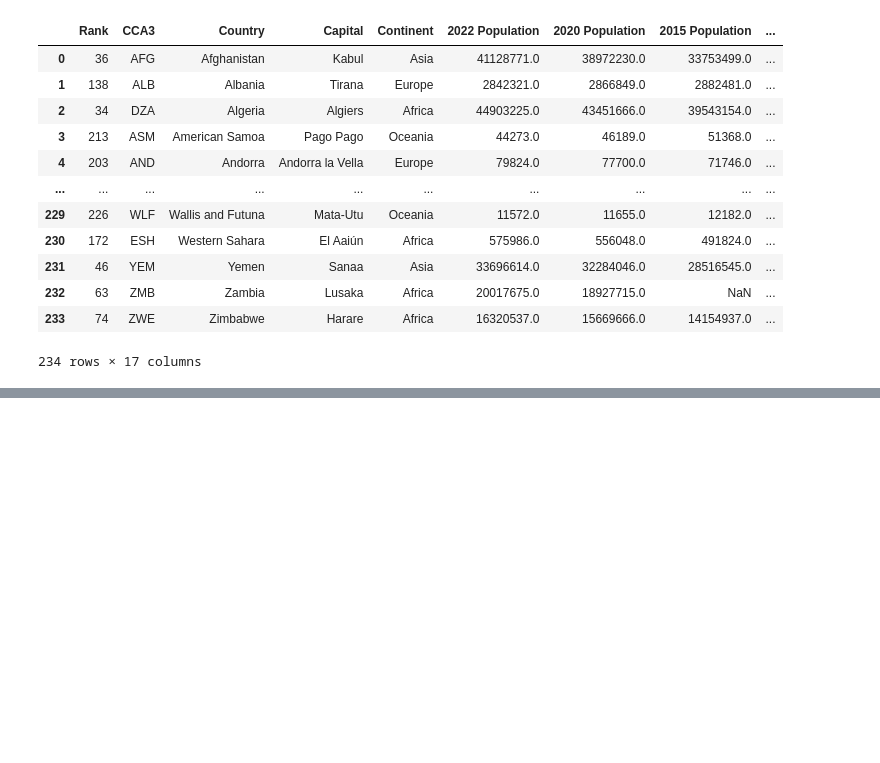
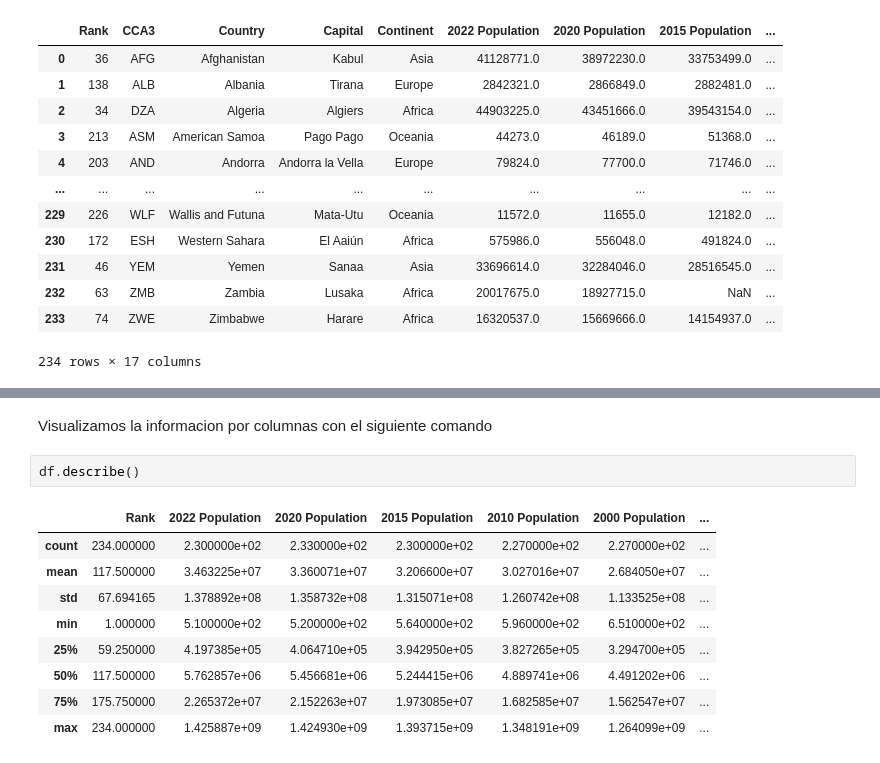
Before and after one commit to andreavazquezt/ProyectoIntegrador, a Jupyter notebook: ExploratoryDataAnalysis.ipynb, the cells around one changed output, grey strips where cells are left out. Saved outputs shown, nothing was run; the diff lists cells and outputs as text; blank space fills up the shorter version.

```diff
--- a/ExploratoryDataAnalysis.ipynb
+++ b/ExploratoryDataAnalysis.ipynb
@@ -31,0 +54,14 @@ df
+# %% [markdown]
+Visualizamos la informacion por columnas con el siguiente comando
+# %%
+df.describe()
+# %% [output]
+|  | Rank | 2022 Population | 2020 Population | 2015 Population | 2010 Population | 2000 Population | ... |
+| count | 234.000000 | 2.300000e+02 | 2.330000e+02 | 2.300000e+02 | 2.270000e+02 | 2.270000e+02 | ... |
+| mean | 117.500000 | 3.463225e+07 | 3.360071e+07 | 3.206600e+07 | 3.027016e+07 | 2.684050e+07 | ... |
+| std | 67.694165 | 1.378892e+08 | 1.358732e+08 | 1.315071e+08 | 1.260742e+08 | 1.133525e+08 | ... |
+| min | 1.000000 | 5.100000e+02 | 5.200000e+02 | 5.640000e+02 | 5.960000e+02 | 6.510000e+02 | ... |
+| 25% | 59.250000 | 4.197385e+05 | 4.064710e+05 | 3.942950e+05 | 3.827265e+05 | 3.294700e+05 | ... |
+| 50% | 117.500000 | 5.762857e+06 | 5.456681e+06 | 5.244415e+06 | 4.889741e+06 | 4.491202e+06 | ... |
+| 75% | 175.750000 | 2.265372e+07 | 2.152263e+07 | 1.973085e+07 | 1.682585e+07 | 1.562547e+07 | ... |
+| max | 234.000000 | 1.425887e+09 | 1.424930e+09 | 1.393715e+09 | 1.348191e+09 | 1.264099e+09 | ... |
```
Also changed, not shown: parts of 10 cells of this notebook.
